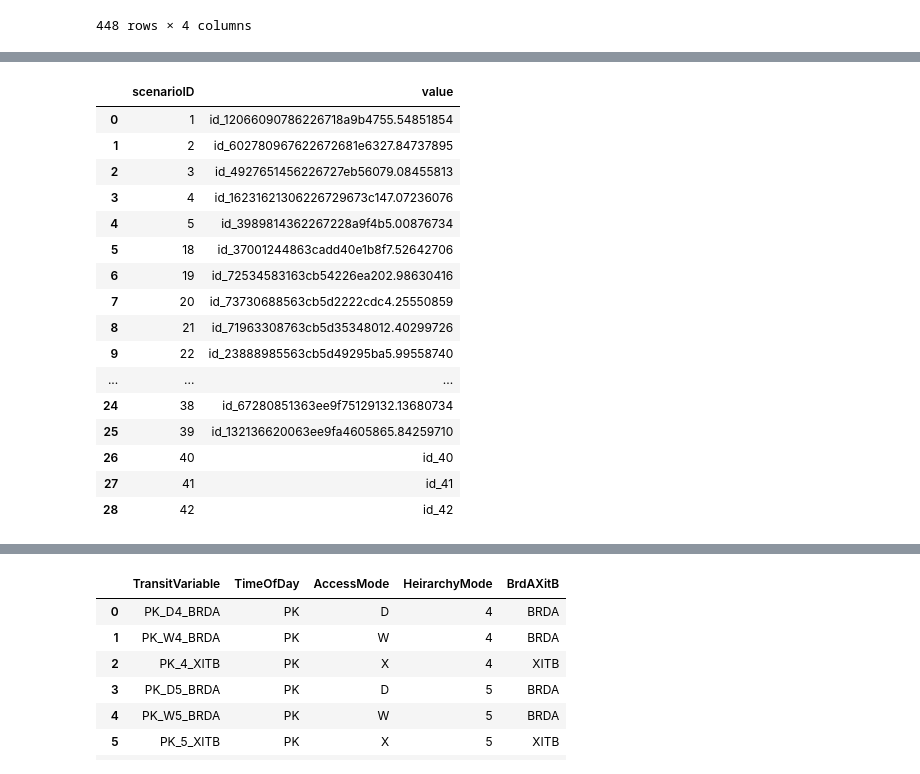
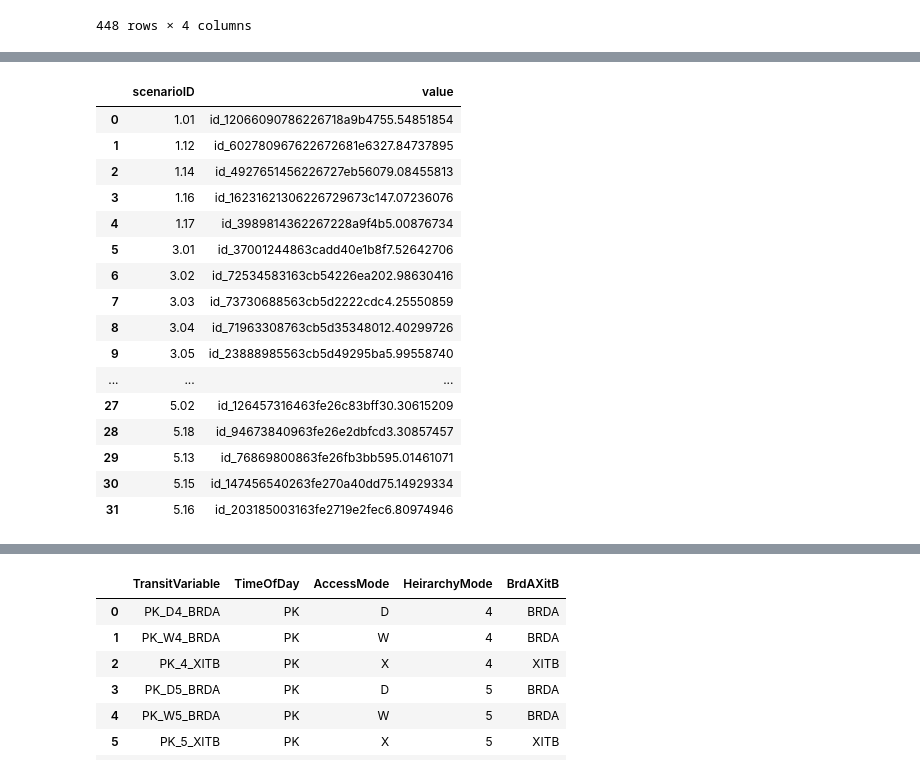
Before and after one commit to WFRCAnalytics/TDM-VAL-Scenario-Comparison-Toolbox, a Jupyter notebook: 2.1-TotalTDMTool/A-OldDataReformatAndPrepForApp.ipynb, the cells around one changed output, grey strips where cells are left out. Saved outputs shown, nothing was run; the diff lists cells and outputs as text; code cells hidden in the pictures.

```diff
--- a/2.1-TotalTDMTool/A-OldDataReformatAndPrepForApp.ipynb
+++ b/2.1-TotalTDMTool/A-OldDataReformatAndPrepForApp.ipynb
@@ -294,64 +314,67 @@ df
 # %%
 # read in json ids
 dfWABScenarios = pd.read_json(r"E:\WebAppBuilderForArcGIS_v2.20\server\apps\8\widgets\tttScenarioManager\data\scenarios.json")
 #display(dfWABScenarios)
 
 # match with BigQuery Scenarios
 
 dfBigQueryToWAB = pd.DataFrame([
-    [1 , 'v8.3.2 BY 2019'       ],
-    [2 , 'v8.3.2 RTP 2030'      ],
-    [3 , 'v8.3.2 RTP 2040'      ],
-    [4 , 'v8.3.2 RTP 2050'      ],
-    [5 , 'v8.3.2 TIP 2024'      ],
-    [18, 'v9 Beta BY 2019'      ],
-    [19, 'v9 Beta BY 2023'      ],
-    [20, 'v9 Beta RTP+EF 2032'  ],
-    [21, 'v9 Beta RTP+EF 2042'  ],
-    [22, 'v9 Beta RTP+EF 2050'  ],
-    [23, 'v9 Beta Needs 2032'   ],
-    [24, 'v9 Beta Needs 2042'   ],
-    [25, 'v9 Beta Needs 2050'   ],
-    [26, 'v9 Beta No Build 2032'],
-    [27, 'v9 Beta No Build 2042'],
-    [28, 'v9 Beta No Build 2050'],
-    [29, 'v9 Beta RTP 2032'     ],
-    [30, 'v9 Beta RTP 2042'     ],
-    [31, 'v9 Beta RTP 2050'     ],
-    [32, 'v9 Beta TIP 2028'     ],
-    [34, 'v9 Beta MC Calib 0.33 BY 2019'],
-    [35, 'v9 Beta MC Calib 0.33 BY 2023'],
-    [36, 'v9 Beta MC Calib 0.33 TIP 2028'],
-    [37, 'v9 Beta MC Calib 0.33 RTP 2032'],
-    [38, 'v9 Beta MC Calib 0.33 RTP 2042'],
-    [39, 'v9 Beta MC Calib 0.33 RTP 2050'],
-    [40, 'v9 Beta RTP 2032 HBC Only'],
-    [41, 'v9 Beta RTP 2042 HBC Only'],
-    [42, 'v9 Beta RTP 2050 HBC Only'],
+    [1.01, 'v8.3.2 BY 2019'              ],
+    [1.12, 'v8.3.2 RTP 2030'             ],
+    [1.14, 'v8.3.2 RTP 2040'             ],
+    [1.16, 'v8.3.2 RTP 2050'             ],
+    [1.17, 'v8.3.2 TIP 2024'             ],
+    [3.01, 'v9 Beta BY 2019'             ],
+    [3.02, 'v9 Beta BY 2023'             ],
+    [3.03, 'v9 Beta RTP+EF 2032'         ],
+    [3.04, 'v9 Beta RTP+EF 2042'         ],
+    [3.05, 'v9 Beta RTP+EF 2050'         ],
+    [3.06, 'v9 Beta Needs 2032'          ],
+    [3.07, 'v9 Beta Needs 2042'          ],
+    [3.08, 'v9 Beta Needs 2050'          ],
+    [3.09, 'v9 Beta No Build 2032'       ],
+    [3.10, 'v9 Beta No Build 2042'       ],
+    [3.11, 'v9 Beta No Build 2050'       ],
+    [3.13, 'v9 Beta RTP 2032'            ],
+    [3.15, 'v9 Beta RTP 2042'            ],
+    [3.16, 'v9 Beta RTP 2050'            ],
+    [3.18, 'v9 Beta TIP 2028'            ],
+    [4.01, 'v9 Beta MC Calib-r0 BY 2019' ],
+    [4.02, 'v9 Beta MC Calib-r0 BY 2023' ],
+    [4.18, 'v9 Beta MC Calib-r0 TIP 2028'],
+    [4.13, 'v9 Beta MC Calib-r0 RTP 2032'],
+    [4.15, 'v9 Beta MC Calib-r0 RTP 2042'],
+    [4.16, 'v9 Beta MC Calib-r0 RTP 2050'],
+    [5.01, 'v9 Beta MC Calib-r2 BY 2019' ],
+    [5.02, 'v9 Beta MC Calib-r2 BY 2023' ],
+    [5.18, 'v9 Beta MC Calib-r2 TIP 2028'],
+    [5.13, 'v9 Beta MC Calib-r2 RTP 2032'],
+    [5.15, 'v9 Beta MC Calib-r2 RTP 2042'],
+    [5.16, 'v9 Beta MC Calib-r2 RTP 2050']
 ],columns=('scenarioID', 'label'))
 #display(dfBigQueryToWAB)
 
 dfJoin = pd.DataFrame.merge(dfBigQueryToWAB,dfWABScenarios,on='label',how='left')
 dfJoin = dfJoin[['scenarioID','value']]
 dfJoin
 # %% [output]
 |  | scenarioID | value |
-| 0 | 1 | id_12066090786226718a9b4755.54851854 |
-| 1 | 2 | id_602780967622672681e6327.84737895 |
-| 2 | 3 | id_4927651456226727eb56079.08455813 |
-| 3 | 4 | id_16231621306226729673c147.07236076 |
-| 4 | 5 | id_3989814362267228a9f4b5.00876734 |
-| 5 | 18 | id_37001244863cadd40e1b8f7.52642706 |
-| 6 | 19 | id_72534583163cb54226ea202.98630416 |
-| 7 | 20 | id_73730688563cb5d2222cdc4.25550859 |
-| 8 | 21 | id_71963308763cb5d35348012.40299726 |
-| 9 | 22 | id_23888985563cb5d49295ba5.99558740 |
+| 0 | 1.01 | id_12066090786226718a9b4755.54851854 |
+| 1 | 1.12 | id_602780967622672681e6327.84737895 |
+| 2 | 1.14 | id_4927651456226727eb56079.08455813 |
+| 3 | 1.16 | id_16231621306226729673c147.07236076 |
+| 4 | 1.17 | id_3989814362267228a9f4b5.00876734 |
+| 5 | 3.01 | id_37001244863cadd40e1b8f7.52642706 |
+| 6 | 3.02 | id_72534583163cb54226ea202.98630416 |
+| 7 | 3.03 | id_73730688563cb5d2222cdc4.25550859 |
+| 8 | 3.04 | id_71963308763cb5d35348012.40299726 |
+| 9 | 3.05 | id_23888985563cb5d49295ba5.99558740 |
 | ... | ... | ... |
-| 24 | 38 | id_67280851363ee9f75129132.13680734 |
-| 25 | 39 | id_132136620063ee9fa4605865.84259710 |
-| 26 | 40 | id_40 |
-| 27 | 41 | id_41 |
-| 28 | 42 | id_42 |
+| 27 | 5.02 | id_126457316463fe26c83bff30.30615209 |
+| 28 | 5.18 | id_94673840963fe26e2dbfcd3.30857457 |
+| 29 | 5.13 | id_76869800863fe26fb3bb595.01461071 |
+| 30 | 5.15 | id_147456540263fe270a40dd75.14929334 |
+| 31 | 5.16 | id_203185003163fe2719e2fec6.80974946 |
 # %%
 dfJoin[dfJoin['scenarioID']==2].value
 # %% [output]
```
Also changed, not shown: parts of 15 cells of this notebook, 30 other files.
